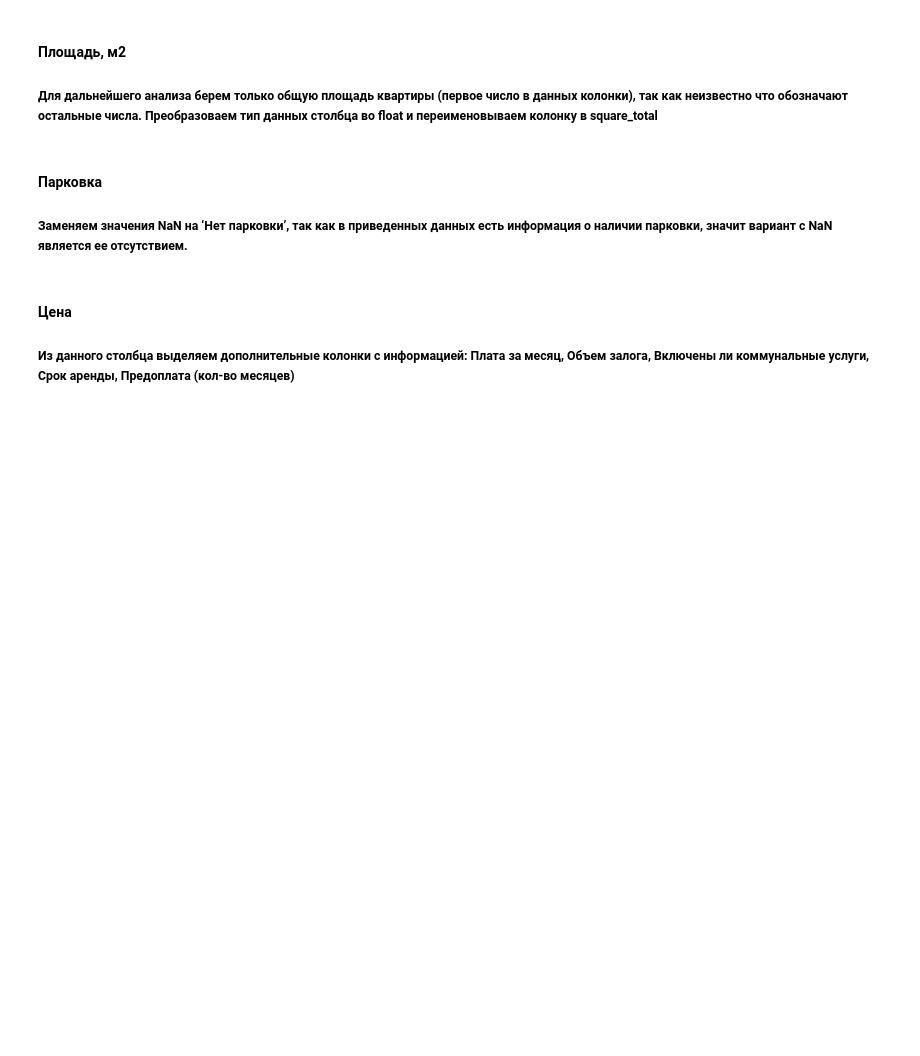
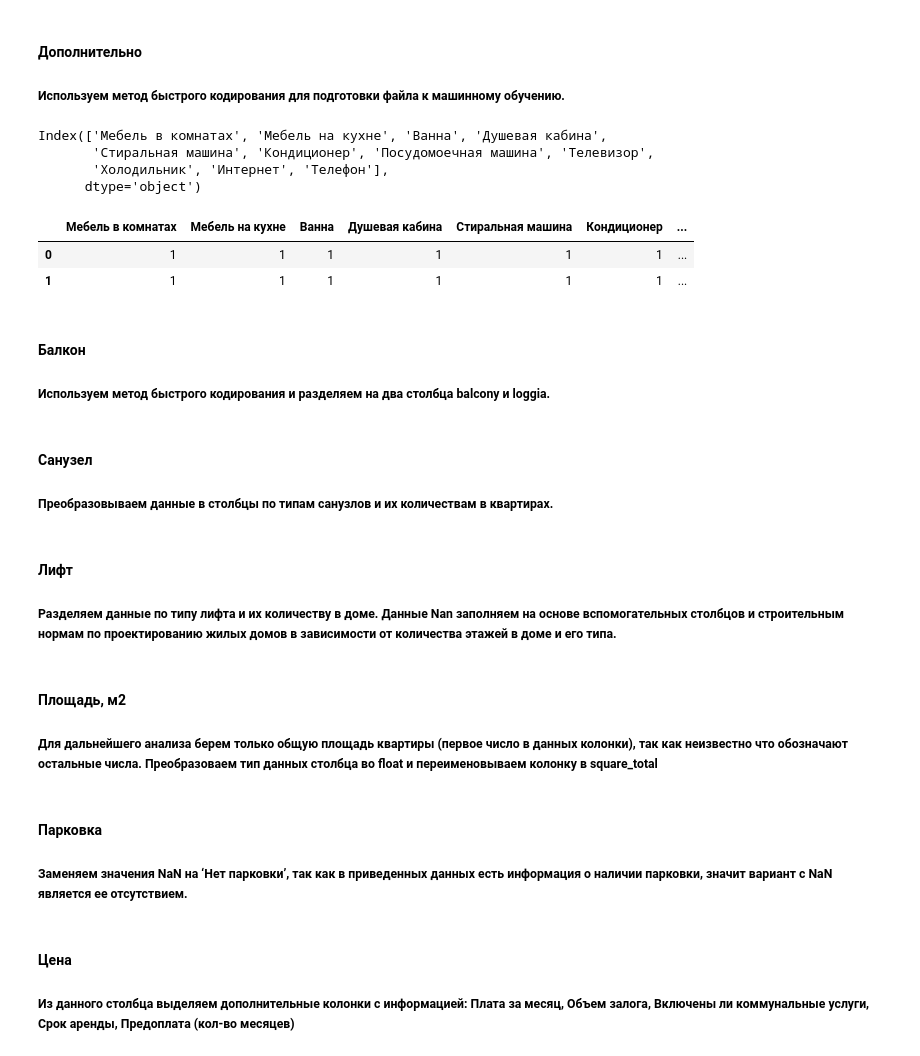
Before and after one commit to osana/real_estate_eda, a Jupyter notebook: real_estate_eda.ipynb, the cells around one changed output. Cells and saved outputs as stored; diff of their text form; code cells hidden in the pictures; blank space fills up the shorter version.

```diff
--- a/real_estate_eda.ipynb
+++ b/real_estate_eda.ipynb
@@ -187,0 +100,33 @@ Index(['Мебель в комнатах', 'Мебель на кухне', 'Ва
+# %% [markdown]
+#### **Дополнительно**
+##### Используем метод быстрого кодирования для подготовки файла к машинному обучению.
+# %%
+
+def get_equp(row) :
+    result = {}
+    if type(row['Дополнительно']) != str : return result
+    l = row['Дополнительно'].split(',')
+    if len(l) == 0 : return result
+    for eq in l :
+        if eq[0] == ' ' : eq = eq[1:]
+        result[eq] = 1
+    return result
+
+
+additional = rent.apply(get_equp, axis=1, result_type='expand')
+for c in additional.columns :
+    additional[c] = additional[c].astype('Int64')
+additional = additional.fillna(0)
+print(additional.columns)
+additional.head(2)
+# %% [output]
+Index(['Мебель в комнатах', 'Мебель на кухне', 'Ванна', 'Душевая кабина',
+       'Стиральная машина', 'Кондиционер', 'Посудомоечная машина', 'Телевизор',
+       'Холодильник', 'Интернет', 'Телефон'],
+      dtype='object')
+|  | Мебель в комнатах | Мебель на кухне | Ванна | Душевая кабина | Стиральная машина | Кондиционер | ... |
+| 0 | 1 | 1 | 1 | 1 | 1 | 1 | ... |
+| 1 | 1 | 1 | 1 | 1 | 1 | 1 | ... |
+# %% [markdown]
+#### **Балкон**
+##### Используем метод быстрого кодирования и разделяем на два столбца balcony и loggia.
@@ -187,0 +149,3 @@ Index(['Мебель в комнатах', 'Мебель на кухне', 'Ва
+# %% [markdown]
+#### **Санузел**
+##### Преобразовываем данные в столбцы по типам санузлов и их количествам в квартирах.
@@ -187,0 +173,3 @@ Index(['Мебель в комнатах', 'Мебель на кухне', 'Ва
+# %% [markdown]
+#### **Лифт**
+##### Разделяем данные по типу лифта и их количеству в доме. Данные Nan заполняем на основе вспомогательных столбцов и строительным нормам по проектированию жилых домов в зависимости от количества этажей в доме и его типа.
```
Also changed, not shown: parts of 37 cells of this notebook.
